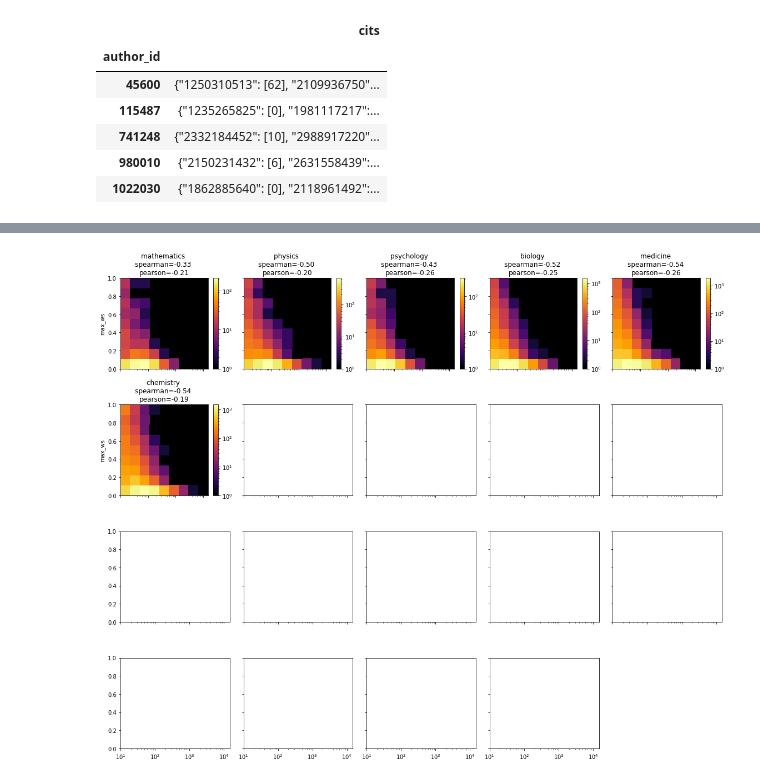
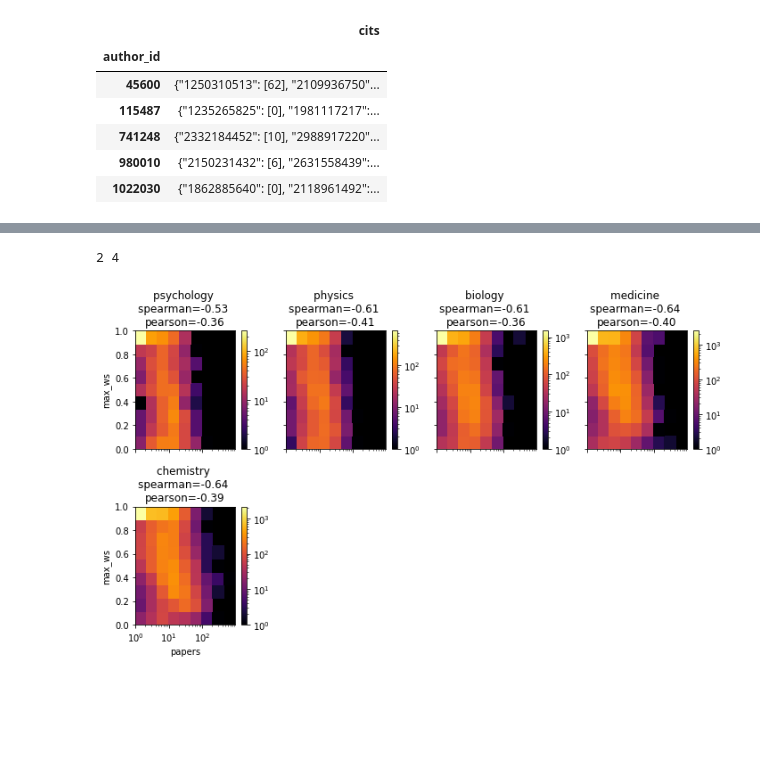
Before and after one commit to carolmb/influence-of-prolific-collaborations-on-authors-productivity-and-visibility, a Jupyter notebook: s8_authors_stats_year.ipynb, the cells around one changed output, grey strips where cells are left out. Cells and saved outputs as stored; diff of their text form; code cells hidden in the pictures; blank space fills up the shorter version.

```diff
--- a/s8_authors_stats_year.ipynb
+++ b/s8_authors_stats_year.ipynb
@@ -150,13 +160,13 @@ H, C, P, WS, WP, CL, Y, CH, FOS = s4.step_1(authors_complete)
 # %%
-H = json.load(open('results/hindex_full_1960.json'))
-C = json.load(open('results/cits_full_1960.json'))
-P = json.load(open('results/papers_full_1960.json'))
-WS = json.load(open('results/ws_full_1960.json'))
-WP = json.load(open('results/wp_full_1960.json'))
-CL = json.load(open('results/citlist_full_1960.json'))
-Y = json.load(open('results/birth_full_1960.json'))
-CH = json.load(open('results/ch_full_1960.json'))
-FOS = json.load(open('results/fos_full_1960.json'))
+H = json.load(open('results/hindex_full_%d.json' % SUFFIX))
+C = json.load(open('results/cits_full_%d.json' % SUFFIX))
+P = json.load(open('results/papers_full_%d.json' % SUFFIX))
+WS = json.load(open('results/ws_full_%d.json' % SUFFIX))
+WP = json.load(open('results/wp_full_%d.json' % SUFFIX))
+CL = json.load(open('results/citlist_full_%d.json' % SUFFIX))
+Y = json.load(open('results/birth_full_%d.json' % SUFFIX))
+CH = json.load(open('results/ch_full_%d.json' % SUFFIX))
+FOS = json.load(open('results/fos_full_%d.json' % SUFFIX))
 # %%
 unique = np.unique(FOS)
 H = np.asarray(H)
@@ -181,6 +191,8 @@ def fos_sort(max_ws, fos):
     count = []
     for field in unique:
         group = max_ws[fos == field]
+        if len(group) < 1000:
+            continue
         median = np.percentile(group, 50)
         fs.append(field)
         values.append(median)
@@ -259,42 +275,59 @@ def _hist2d(ax, xgroup, ygroup, xspace, yspace, field_name):
     ax.set_title("%s \nspearman=%.2f \npearson=%.2f" % (field_name, spearmanr(xgroup, ygroup)[0], pearsonr(xgroup, ygroup)[0]))
     return im
 
+
+def get_rows_cols(unique):
+    N = len(unique)
+    if N % NCOLS == 0:
+        rows = N//NCOLS
+    else:
+        rows = N//NCOLS + 1
+    cols = NCOLS
+    return rows,cols
+
+
 def hist2d(unique, fos, xdata, ydata, xkey, ykey, suffix, xbins, ybins, yscale=None, xscale=None):
-    fig, axs = plt.subplots(figsize=(16, 13), nrows=4, ncols=5, sharex=True, sharey=True)
+    rows,cols = get_rows_cols(unique)
+    print(rows,cols)
+    fig, axs = plt.subplots(figsize=(5*rows, 1.5*cols), nrows=rows, ncols=cols, sharex=True, sharey=True)
     i = 0
     for field in unique:
         xgroup = xdata[fos == field]
         ygroup = ydata[fos == field]
         if len(xgroup) < 1000:
             continue
-        ax = axs[int(i/5)][i%5]
+        ax = axs[int(i/cols)][i%cols]
 
         field_name = fos_infos[fos_infos['field_id'] == field].iloc[0, -1]
         im = _hist2d(ax, xgroup, ygroup, xbins, ybins, field_name=field_name)
 
         if yscale:
             ax.set_yscale(yscale)
         if xscale:
             ax.set_xscale(xscale)
 
-        if i%5 == 0:
+        if i%cols == 0:
             ax.set_ylabel(ykey)
-        if int(i/5) == 3:
+        if int(i/cols) == rows-1:
             ax.set_xlabel(xkey)
 
         fig.colorbar(im[3], ax=ax)
 
         i += 1
-    axs[-1,-1].axis('off')
+    empty_plots = len(unique)%cols
+    if empty_plots != 0:
+        for i in range(empty_plots,cols):
+            axs[-1,i].axis('off')
     fig.tight_layout()
     fig.savefig('outputs/fos_hist2d_%s_%s%s.pdf' % (xkey, ykey, suffix))
     fig.show()
 
 xbins = np.logspace(np.log10(min(P)), np.log10(max(P)+1), 10)
 ybins = np.linspace(min(WS), max(WS), 10)
-hist2d(fos_sorted, FOS, P, WS, 'papers', 'max_ws', '1960', xbins=xbins, ybins=ybins, xscale='log', yscale=None)
+hist2d(fos_sorted, FOS, P, WS, 'papers', 'max_ws', SUFFIX, xbins=xbins, ybins=ybins, xscale='log', yscale=None)
 # %% [output]
+2 4
-[figure, old version]
+[figure, new version]
 # %%
 xbins = np.linspace(min(Y), max(Y), 10)
 ybins = np.linspace(min(WS), max(WS), 10)
```
Also changed, not shown: parts of 22 cells of this notebook, 2 other files.
